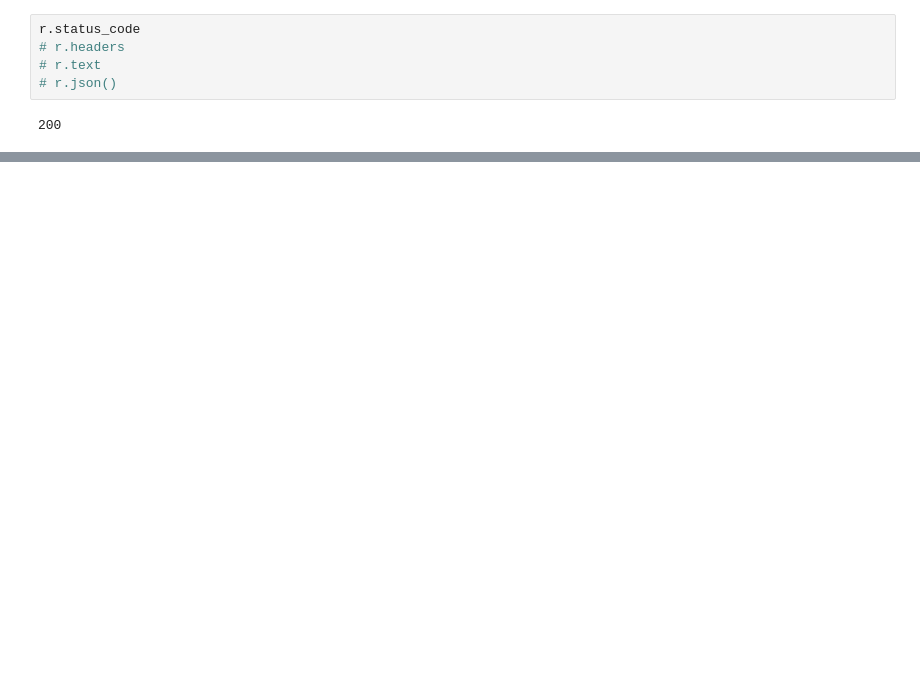
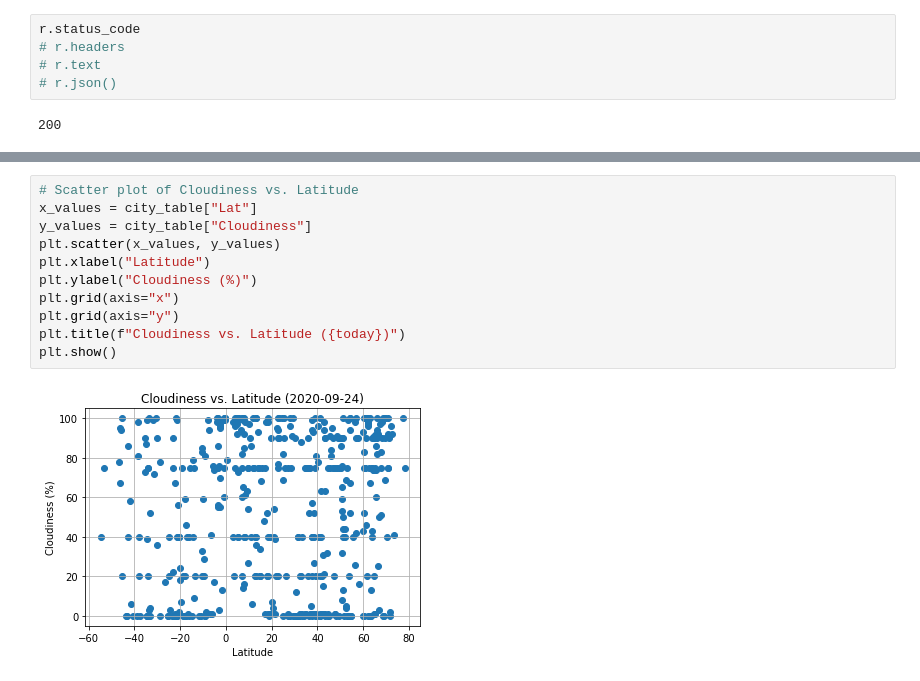
Before and after one commit to DMVance/python-api-challenge, a Jupyter notebook: WeatherPy/WeatherPy.ipynb, the cells around one changed output, grey strips where cells are left out. Saved outputs shown, nothing was run; the diff lists cells and outputs as text; blank space fills up the shorter version.

```diff
--- a/WeatherPy/WeatherPy.ipynb
+++ b/WeatherPy/WeatherPy.ipynb
@@ -147,0 +179,13 @@ city_table
+# %%
+# Scatter plot of Cloudiness vs. Latitude
+x_values = city_table["Lat"]
+y_values = city_table["Cloudiness"]
+plt.scatter(x_values, y_values)
+plt.xlabel("Latitude")
+plt.ylabel("Cloudiness (%)")
+plt.grid(axis="x")
+plt.grid(axis="y")
+plt.title(f"Cloudiness vs. Latitude ({today})")
+plt.show()
+# %% [output]
+[figure, added]
```
Also changed, not shown: parts of 13 cells of this notebook.
